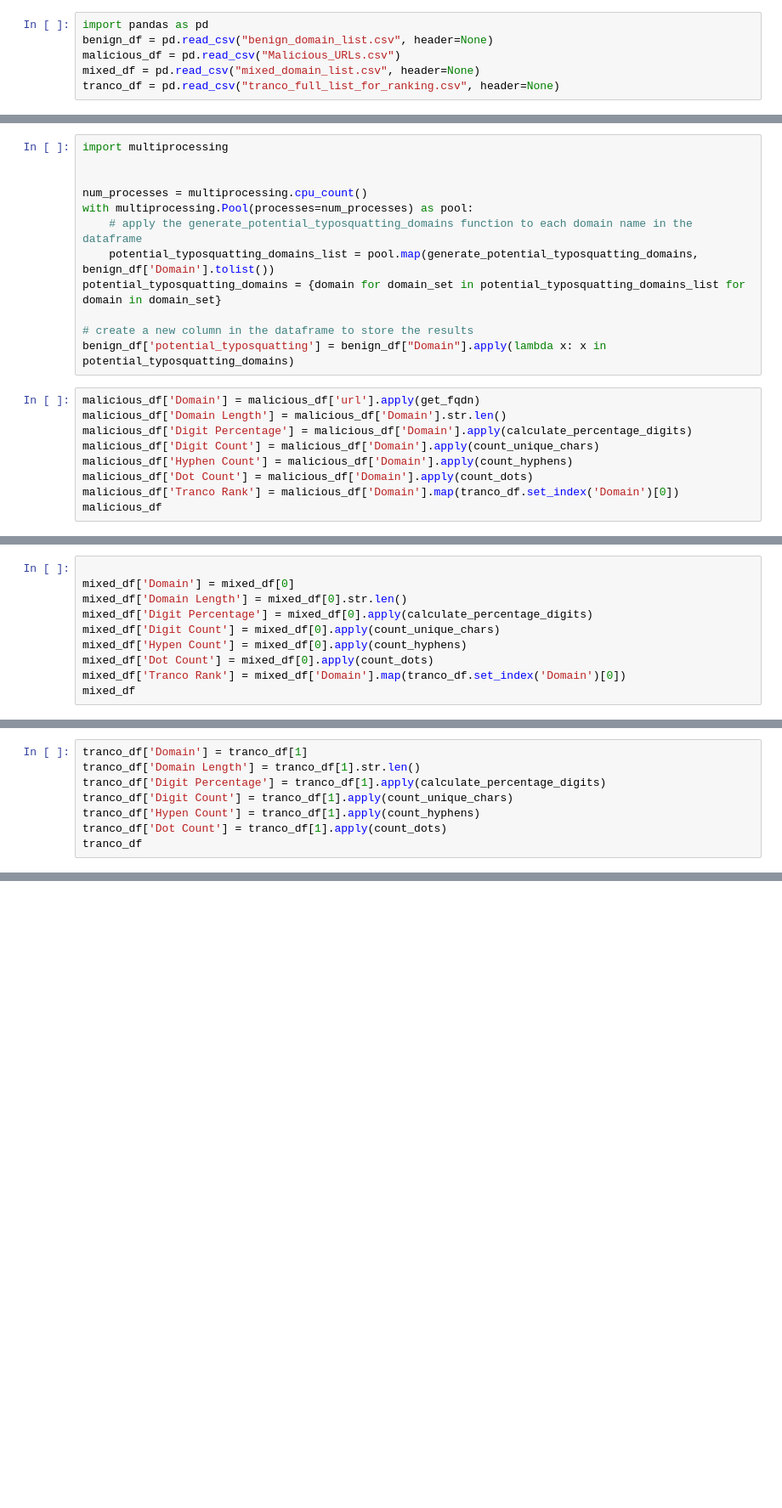
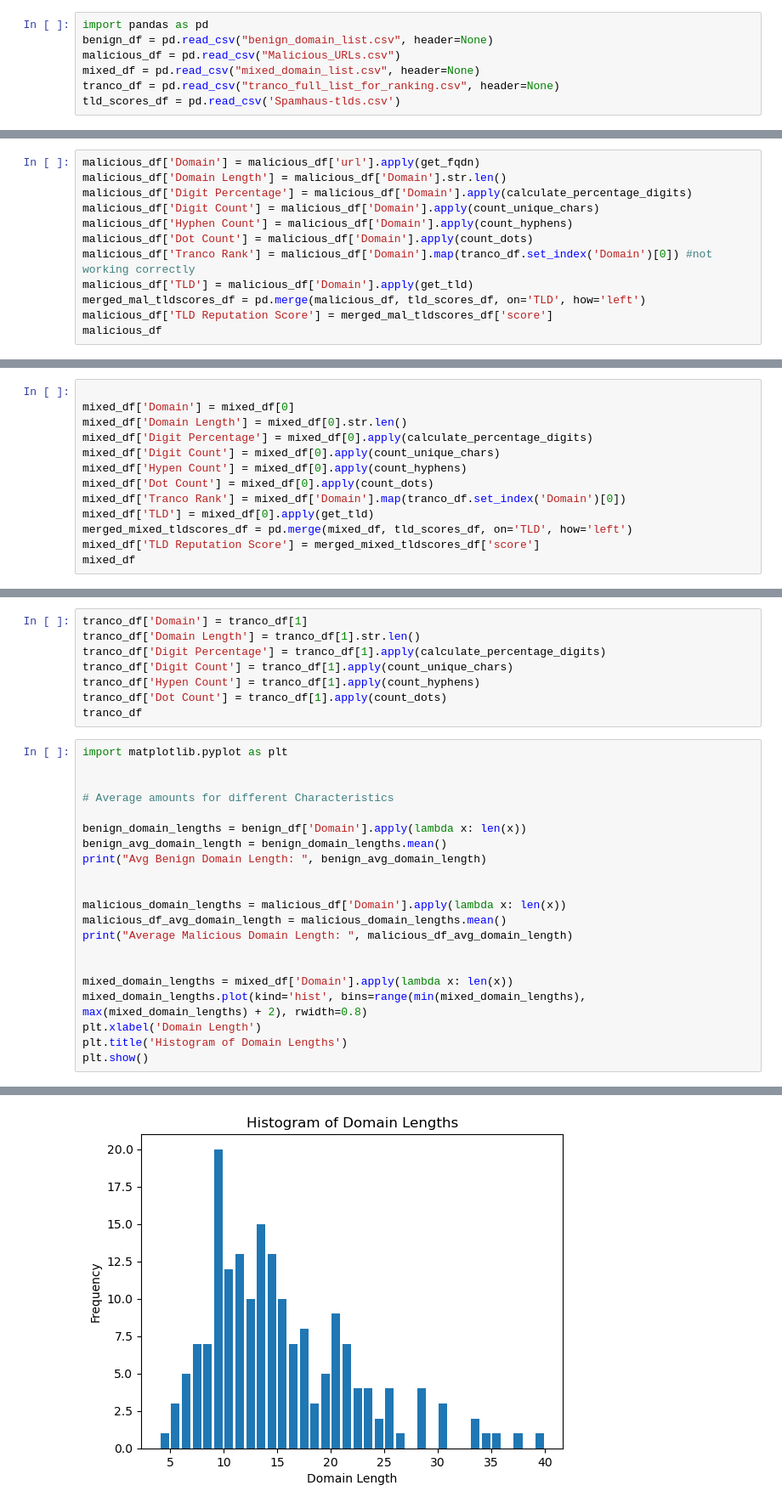
Before and after one commit to Lordishack1/Security-project, a Jupyter notebook: Final_Project.ipynb, the cells around one changed output, grey strips where cells are left out. Shown at 85% size. Saved outputs shown, nothing was run; the diff lists cells and outputs as text; blank space fills up the shorter version.

```diff
--- a/Final_Project.ipynb
+++ b/Final_Project.ipynb
@@ -4,6 +4,7 @@ benign_df = pd.read_csv("benign_domain_list.csv", header=None)
 malicious_df = pd.read_csv("Malicious_URLs.csv")
 mixed_df = pd.read_csv("mixed_domain_list.csv", header=None)
 tranco_df = pd.read_csv("tranco_full_list_for_ranking.csv", header=None)
+tld_scores_df = pd.read_csv('Spamhaus-tlds.csv')
 # %%
 benign_df
 # %%
@@ -94,17 +80,5 @@ benign_df['TLD'] = benign_df[0].apply(get_tld)
 benign_df['Tranco Rank'] = benign_df['Domain'].map(tranco_df.set_index('Domain')[0])
 benign_df
-# %%
-import multiprocessing
-
-
-num_processes = multiprocessing.cpu_count()
-with multiprocessing.Pool(processes=num_processes) as pool:
-    # apply the generate_potential_typosquatting_domains function to each domain name in the dataframe
-    potential_typosquatting_domains_list = pool.map(generate_potential_typosquatting_domains, benign_df['Domain'].tolist())
-potential_typosquatting_domains = {domain for domain_set in potential_typosquatting_domains_list for domain in domain_set}
-
-# create a new column in the dataframe to store the results
-benign_df['potential_typosquatting'] = benign_df["Domain"].apply(lambda x: x in potential_typosquatting_domains)
 # %%
 malicious_df['Domain'] = malicious_df['url'].apply(get_fqdn)
 malicious_df['Domain Length'] = malicious_df['Domain'].str.len()
@@ -112,5 +86,8 @@ malicious_df['Digit Percentage'] = malicious_df['Domain'].apply(calculate_percen
 malicious_df['Digit Count'] = malicious_df['Domain'].apply(count_unique_chars)
 malicious_df['Hyphen Count'] = malicious_df['Domain'].apply(count_hyphens)
 malicious_df['Dot Count'] = malicious_df['Domain'].apply(count_dots)
-malicious_df['Tranco Rank'] = malicious_df['Domain'].map(tranco_df.set_index('Domain')[0])
+malicious_df['Tranco Rank'] = malicious_df['Domain'].map(tranco_df.set_index('Domain')[0]) #not working correctly
+malicious_df['TLD'] = malicious_df['Domain'].apply(get_tld)
+merged_mal_tldscores_df = pd.merge(malicious_df, tld_scores_df, on='TLD', how='left')
+malicious_df['TLD Reputation Score'] = merged_mal_tldscores_df['score']
 malicious_df
@@ -123,4 +114,7 @@ mixed_df['Digit Count'] = mixed_df[0].apply(count_unique_chars)
 mixed_df['Hypen Count'] = mixed_df[0].apply(count_hyphens)
 mixed_df['Dot Count'] = mixed_df[0].apply(count_dots)
 mixed_df['Tranco Rank'] = mixed_df['Domain'].map(tranco_df.set_index('Domain')[0])
+mixed_df['TLD'] = mixed_df[0].apply(get_tld)
+merged_mixed_tldscores_df = pd.merge(mixed_df, tld_scores_df, on='TLD', how='left')
+mixed_df['TLD Reputation Score'] = merged_mixed_tldscores_df['score']
 mixed_df
@@ -132,3 +140,25 @@ tranco_df['Digit Count'] = tranco_df[1].apply(count_unique_chars)
 tranco_df['Hypen Count'] = tranco_df[1].apply(count_hyphens)
 tranco_df['Dot Count'] = tranco_df[1].apply(count_dots)
 tranco_df
+# %%
+import matplotlib.pyplot as plt
+
+
+# Average amounts for different Characteristics
+
+benign_domain_lengths = benign_df['Domain'].apply(lambda x: len(x))
+benign_avg_domain_length = benign_domain_lengths.mean()
+print("Avg Benign Domain Length: ", benign_avg_domain_length)
+
+
+malicious_domain_lengths = malicious_df['Domain'].apply(lambda x: len(x))
+malicious_df_avg_domain_length = malicious_domain_lengths.mean()
+print("Average Malicious Domain Length: ", malicious_df_avg_domain_length)
+
+
+mixed_domain_lengths = mixed_df['Domain'].apply(lambda x: len(x))
+mixed_domain_lengths.plot(kind='hist', bins=range(min(mixed_domain_lengths), max(mixed_domain_lengths) + 2), rwidth=0.8)
+plt.xlabel('Domain Length')
+plt.title('Histogram of Domain Lengths')
+plt.show()
+# %% [output]
@@ -134,0 +167 @@ tranco_df
+[figure, added]
```
Also changed, not shown: parts of 5 cells of this notebook.
